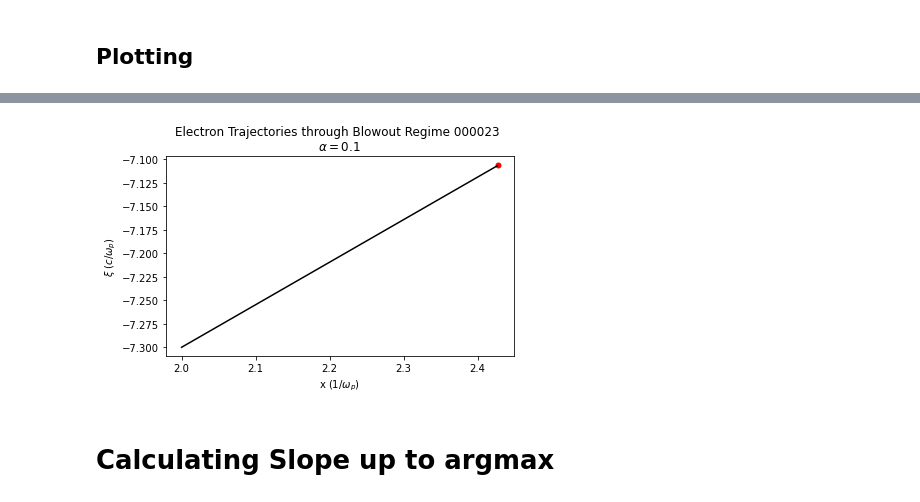
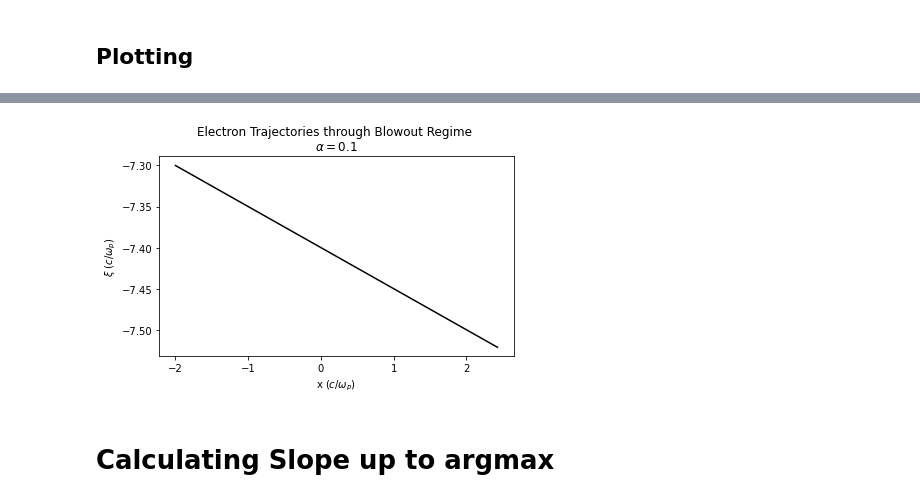
Before and after one commit to nicholasmanzella/QuEP, a Jupyter notebook: Group-Velocity-Testing-Case-2.ipynb, the cells around one changed output, grey strips where cells are left out. Saved outputs shown, nothing was run; the diff lists cells and outputs as text; code cells hidden in the pictures.

```diff
--- a/Group-Velocity-Testing-Case-2.ipynb
+++ b/Group-Velocity-Testing-Case-2.ipynb
@@ -16,9 +20,9 @@ from DebugObjectModule import DebugObject
 # %% [markdown]
 ## Import file conditions
 # %%
-Run_num = "000024_testing"
+Run_num = "group_velocity_tests_001"
 
-input_fname_1 = str(f"input.{Run_num}")
+input_fname_1 = str(f"input.thesis.{Run_num}")
 print("Using initial conditions from ", input_fname_1)
 init = importlib.import_module(input_fname_1)
 sim_name = init.simulation_name
@@ -119,7 +119,7 @@ gamma = 100.00499987500625
 fig1, ax1 = plt.subplots(1)
 ax1.set_xlabel(r"Time ($1/\omega_p$)")
 ax1.set_ylabel(r"$\xi$ ($c/\omega_p$)")
-ax1.set_title(f"Electron Trajectories through Blowout Regime {fname[0:6]} \n"+r"$\alpha=0.1$")
+ax1.set_title(f"Electron Trajectories through Blowout Regime \n"+r"$\alpha=$"+f"{alpha}")
 ax1.ticklabel_format(style='plain', axis='y',useOffset=False)
 
 for i in range(0, 1):
@@ -136,4 +136,5 @@ print(xi_dat[0,0], xi_dat[0,-1])
 # %%
-argmax = np.argmax(xi_dat[0,:])
+argmax = np.argmin(xi_dat[0,:])
+argmax = 8899
 print(argmax)
 # %% [output]
@@ -160,12 +161,11 @@ fig2.savefig("Group_Velocity_Test_"+fname[:-4]+"-02.png", transparent=False)
 fig3, ax3 = plt.subplots(1)
 ax3.set_xlabel(r"Time ($1/\omega_p$)")
 ax3.set_ylabel(r"$\xi$ ($c/\omega_p$)")
-ax3.set_title(f"Electron Trajectories through Blowout Regime {fname[0:6]} \n"+r"$\alpha=0.1$")
+ax3.set_title(f"Electron Trajectories through Blowout Regime \n"+r"$\alpha=$"+f"{alpha}")
 ax3.ticklabel_format(style='plain', axis='y',useOffset=False)
 
 for i in range(0, 1):
-    ax3.plot(time[argmax], xi_dat[i,argmax], marker='o', markersize=5, color="red")
-    ax3.plot(time[0:argmax], xi_dat[i,0:argmax],  'k', label='$time-Xi Trajectory') # Want vertical axis as y
+    ax3.plot(time[:], xi_dat[i,:],  'k', label='$time-Xi Trajectory') # Want vertical axis as y
     #ax3.plot(time[0:argmax], Fz_dat[i,0:argmax],  'k', label='$Fz Trajectory') # Want vertical axis as y
 
 fig3.tight_layout()
@@ -175,19 +175,19 @@ fig3.savefig("Group_Velocity_Test_"+fname[:-4]+"-03.png", transparent=False)
 # %%
 fig4, ax4 = plt.subplots(1)
-ax4.set_xlabel(r"x ($1/\omega_p$)")
+ax4.set_xlabel(r"x ($c/\omega_p$)")
 ax4.set_ylabel(r"$\xi$ ($c/\omega_p$)")
-ax4.set_title(f"Electron Trajectories through Blowout Regime {fname[0:6]} \n"+r"$\alpha=0.1$")
+ax4.set_title(f"Electron Trajectories through Blowout Regime \n"+r"$\alpha=$"+f"{alpha}")
 ax4.ticklabel_format(style='plain', axis='y',useOffset=False)
 
 for i in range(0, 1):
-    ax4.plot(x_dat[i,argmax], xi_dat[i,argmax], marker='o', markersize=5, color="red")
-    ax4.plot(x_dat[i,0:argmax], xi_dat[i,0:argmax],  'k', label='$time-Xi Trajectory') # Want vertical axis as y
+    ax4.plot(x_dat[i,:], xi_dat[i,:],  'k', label='$time-Xi Trajectory') # Want vertical axis as y
     #ax4.plot(time[0:argmax], Fz_dat[i,0:argmax],  'k', label='$Fz Trajectory') # Want vertical axis as y
+
 
 fig4.tight_layout()
 fig4.savefig("Group_Velocity_Test_"+fname[:-4]+"-04.png", transparent=False)
 # %% [output]
-[figure, old version]
+[figure, new version]
 # %% [markdown]
 # Calculating Slope up to argmax
 # %%
```
Also changed, not shown: parts of 13 cells of this notebook, 9 other files.
